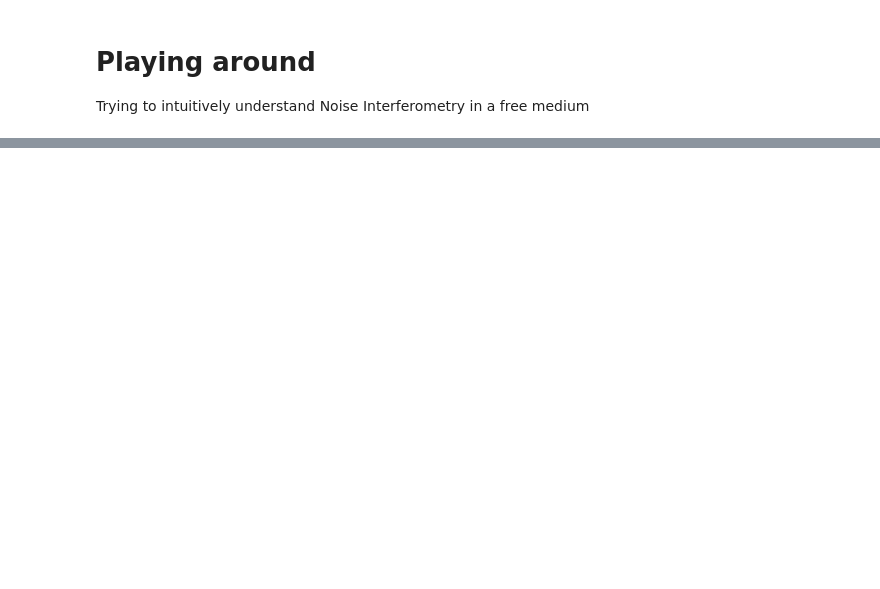
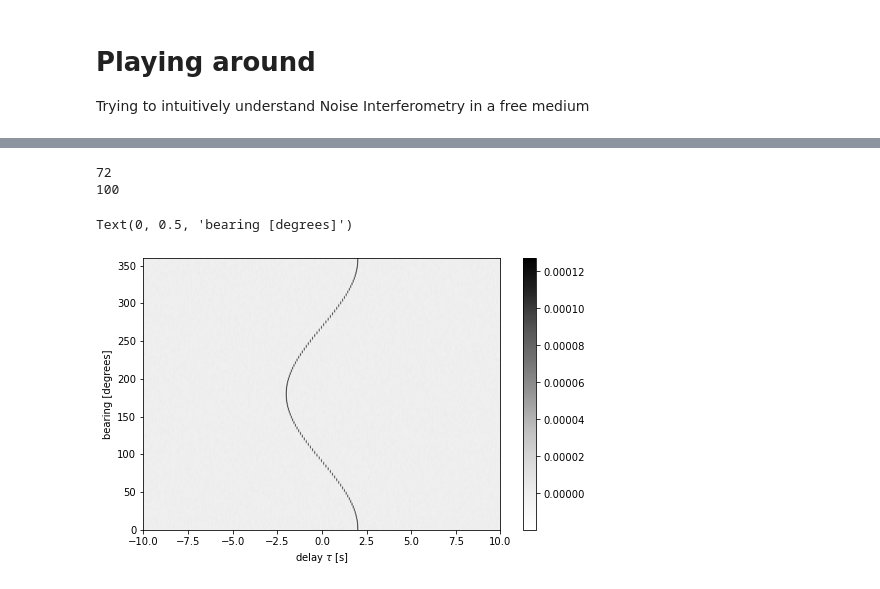
Before and after one commit to John-Ragland/NI_simulation, a Jupyter notebook: scripts/playing_around.ipynb, the cells around one changed output, grey strips where cells are left out. Saved outputs shown, nothing was run; the diff lists cells and outputs as text; code cells hidden in the pictures; blank space fills up the shorter version.

```diff
--- a/scripts/playing_around.ipynb
+++ b/scripts/playing_around.ipynb
@@ -45,0 +67,17 @@ plt.xlim(-5,5)
+# %%
+t, R = env.get_correlations(correlation_type='all', verbose=True)
+
+R = np.array(R)
+# %% [output]
+72
+100
+# %%
+plt.figure(figsize=(8,5))
+plt.imshow(R, aspect='auto', extent=[-600,600,0,360], cmap='Greys')
+plt.xlim([-10,10])
+plt.colorbar()
+plt.xlabel('delay $\\tau$ [s]')
+plt.ylabel('bearing [degrees]')
+# %% [output]
+Text(0, 0.5, 'bearing [degrees]')
+[figure, added]
```
Also changed, not shown: parts of 8 cells of this notebook, 1 other file.
